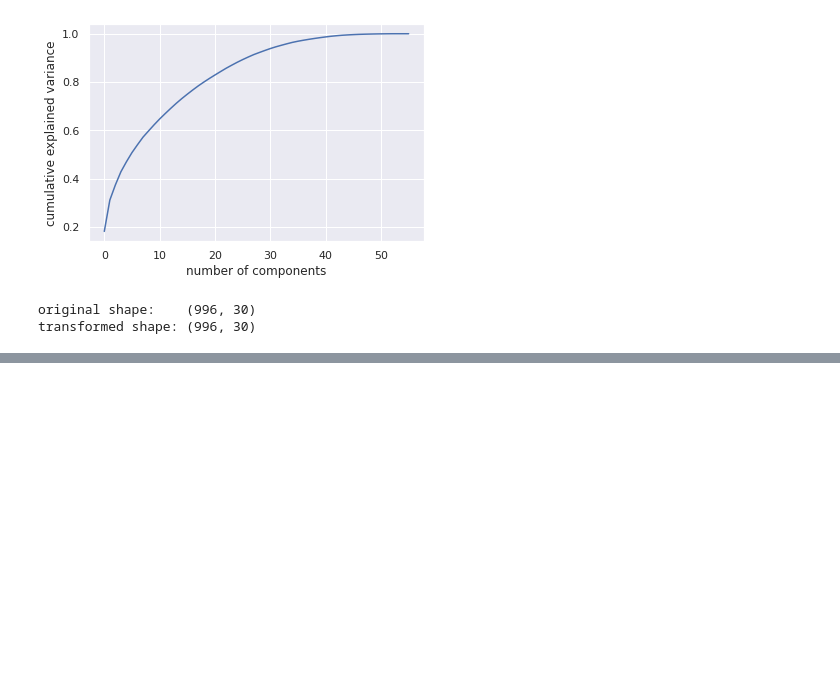
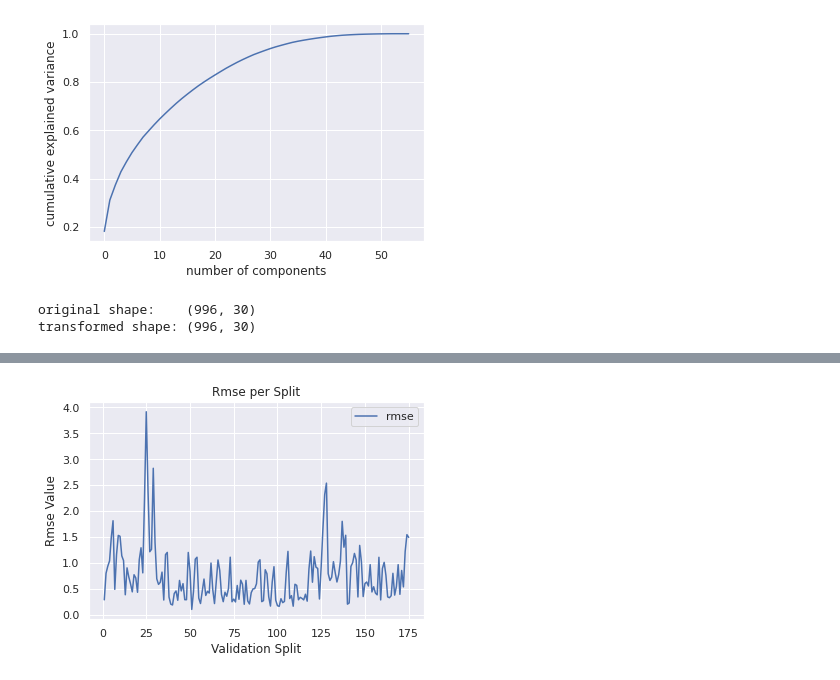
Before and after one commit to apof/Master-Thesis-----Deep-Kernel-Learning-and-Neural-Processes--combining-GPs-with-DL, a Jupyter notebook: GPs Experiments.ipynb, the cells around one changed output, grey strips where cells are left out. Saved outputs shown, nothing was run; the diff lists cells and outputs as text; code cells hidden in the pictures; blank space fills up the shorter version.

```diff
--- a/GPs Experiments.ipynb
+++ b/GPs Experiments.ipynb
@@ -353,3 +433,12 @@ x = [dt.datetime.strptime(d,'%Y-%m-%d').date() for d in flat_dates]
+# %%
+plt.plot(val_split_num, rmse_list ,label = "rmse")
+plt.xlabel('Validation Split')
+plt.ylabel('Rmse Value')
+plt.title('Rmse per Split')
+plt.legend()
+plt.show()
+# %% [output]
+[figure, added]
 # %%
 fig, ax = plt.subplots()
 ax.plot(index,mean_preds,label = 'predictions')
```
Also changed, not shown: parts of 13 cells of this notebook, 1 other file.
